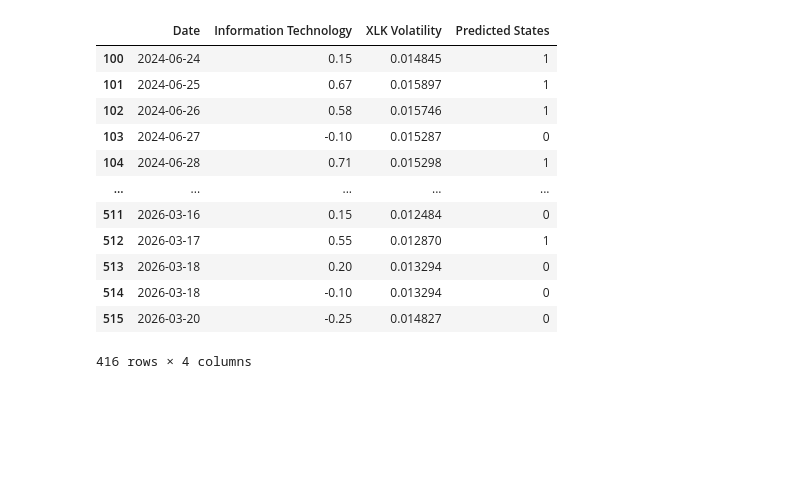
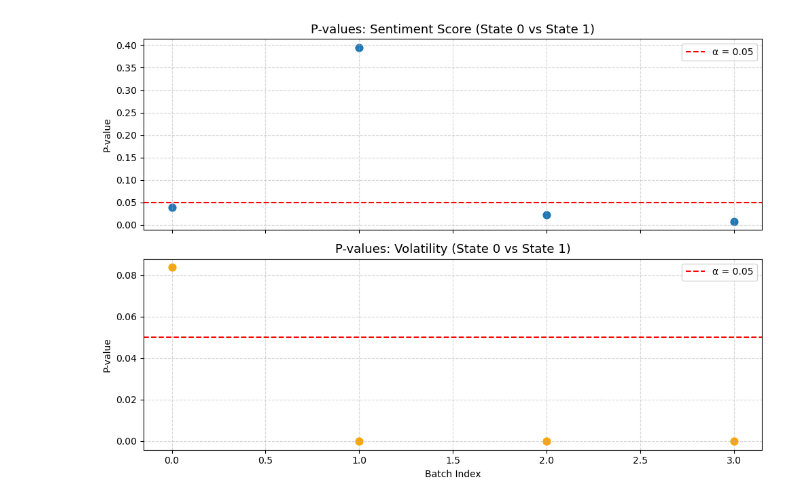
Before and after one commit to rda329/Regime_Detection, a Jupyter notebook: notebook3.ipynb, the cells around one changed output. Saved outputs shown, nothing was run; the diff lists cells and outputs as text; code cells hidden in the pictures; blank space fills up the shorter version.

Commit message:
Batch Result Analysis

```diff
--- a/notebook3.ipynb
+++ b/notebook3.ipynb
@@ -45,0 +67,18 @@ XLK Volatility                        0.558441        1.000000
+# %%
+from scipy import stats
+sector = "Information Technology"
+ticker = "XLK"
+num_of_iters = 100
+
+t_stat_lst = [] #List of tuples (tstat for sentiment score between grps, tstat for volatility between grps)
+p_val_lst = [] #List of tuples corresponding to above tstats
+
+for i in range(5):
+    print(f"\n********Results of Batch {i}******************\n")
+    results_df = hmm_pipeline.HMM_pipeline(sector, ticker, train_batches[i], test_batches[i], num_of_iters)
+
+    #Compute T-tests
+    t_stat1, p_val1 = stats.ttest_ind(results_df.loc[results_df["Predicted States"] == 0, [f"{ticker} Volatility"]],results_df.loc[results_df["Predicted States"] == 1, [f"{ticker} Volatility"]])
+    t_stat2, p_val2 = stats.ttest_ind(results_df.loc[results_df["Predicted States"] == 0, [sector]],results_df.loc[results_df["Predicted States"] == 1, [sector]])
+    t_stat_lst.append((t_stat2, t_stat1))
+    p_val_lst.append((p_val2, p_val1))
@@ -45,0 +126,32 @@ XLK Volatility                        0.558441        1.000000
+# %%
+import numpy as np
+import matplotlib.pyplot as plt
+
+lst1 = [tup[0] for tup in p_val_lst]
+lst2 = [tup[1] for tup in p_val_lst]
+
+x = np.arange(len(lst1))
+
+fig, ax = plt.subplots(2, 1, figsize=(10, 7), sharex=True)
+
+# ---- Plot 1: Sentiment ----
+ax[0].scatter(x, lst1, s=60)
+ax[0].axhline(y=0.05, color='red', linestyle='--', linewidth=1.5, label='α = 0.05')
+ax[0].set_title("P-values: Sentiment Score (State 0 vs State 1)", fontsize=13)
+ax[0].set_ylabel("P-value")
+ax[0].grid(True, linestyle='--', alpha=0.5)
+ax[0].legend()
+
+# ---- Plot 2: Volatility ----
+ax[1].scatter(x, lst2, s=60, color='orange')
+ax[1].axhline(y=0.05, color='red', linestyle='--', linewidth=1.5, label='α = 0.05')
+ax[1].set_title("P-values: Volatility (State 0 vs State 1)", fontsize=13)
+ax[1].set_xlabel("Batch Index")
+ax[1].set_ylabel("P-value")
+ax[1].grid(True, linestyle='--', alpha=0.5)
+ax[1].legend()
+
+plt.tight_layout()
+plt.show()
+# %% [output]
+[figure, added]
@@ -54,16 +178,0 @@ How do I know these distinctions are significant?
-# %%
-results_df
-# %% [output]
-|  | Date | Information Technology | XLK Volatility | Predicted States |
-| 100 | 2024-06-24 | 0.15 | 0.014845 | 1 |
-| 101 | 2024-06-25 | 0.67 | 0.015897 | 1 |
-| 102 | 2024-06-26 | 0.58 | 0.015746 | 1 |
-| 103 | 2024-06-27 | -0.10 | 0.015287 | 0 |
-| 104 | 2024-06-28 | 0.71 | 0.015298 | 1 |
-| ... | ... | ... | ... | ... |
-| 511 | 2026-03-16 | 0.15 | 0.012484 | 0 |
-| 512 | 2026-03-17 | 0.55 | 0.012870 | 1 |
-| 513 | 2026-03-18 | 0.20 | 0.013294 | 0 |
-| 514 | 2026-03-18 | -0.10 | 0.013294 | 0 |
-| 515 | 2026-03-20 | -0.25 | 0.014827 | 0 |
-416 rows × 4 columns
```
Also changed, not shown: parts of 17 cells of this notebook, 2 other files.
